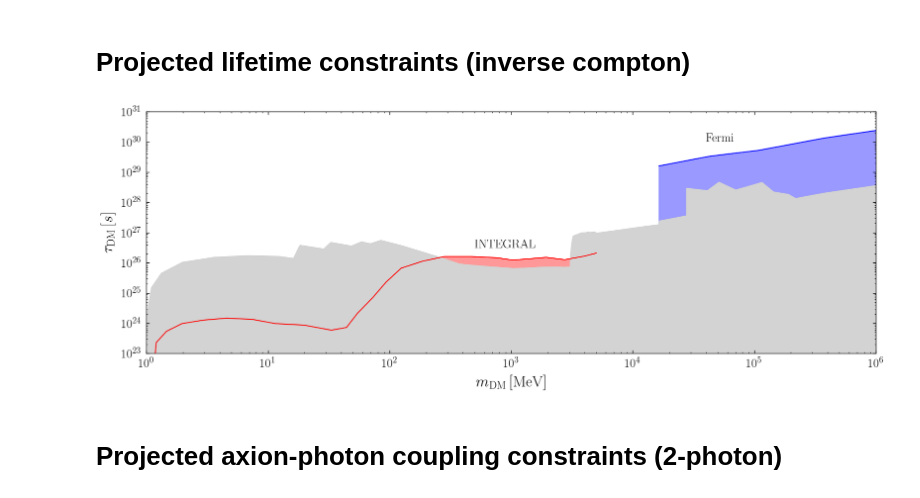
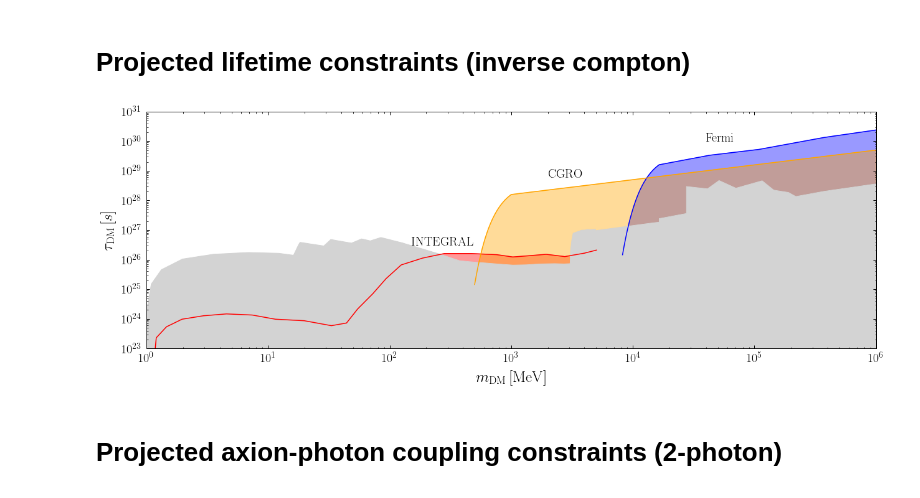
Before and after one commit to joshua-benabou/Mega_Decaying_DM_Milkyway_Analysis, a Jupyter notebook: Mega_plot.ipynb, the cells around one changed output. Cells and saved outputs as stored; diff of their text form; code cells hidden in the pictures.

Commit message:
add CGRO hack, add QCD and other labels to fig 1

```diff
--- a/Mega_plot.ipynb
+++ b/Mega_plot.ipynb
@@ -382,7 +407,7 @@ tau_s = summary_IC_limits[:,1]
 plt.fill_between(mDM_MeV, 1e-40, tau_s,color="lightgray")
 
 ##########
-# Fermi IRGB  analysi projections
+# Fermi IRGB  analysis projections
 ##########
 
 summary_IC_limits = np.loadtxt("existing_limits/IC_e+e-/Hooper_1811.05988_e+e-.csv",delimiter=",")
@@ -394,8 +419,42 @@ ang_fac = 10**1.5 # rescaling because of using all sky data, and Ben thinks we c
 
 tau_s_proj = tau_s*time_fac*ang_fac # Dan used 50 months of data
 col="blue"
-plt.plot(mDM_MeV, tau_s_proj,color=col)
-plt.fill_between(mDM_MeV, 1e-40, tau_s_proj, alpha=0.4, color=col)
+#plt.plot(mDM_MeV, tau_s_proj,color=col)
+#plt.fill_between(mDM_MeV, 1e-40, tau_s_proj, alpha=0.4, color=col)
+
+# Now fake smooth exponential fall off at low masses
+m0 = mDM_MeV.min()
+mx = np.logspace(np.log10(m0/2), np.log10(m0), 120)
+tx = tau_s_proj[mDM_MeV.argmin()] * np.exp(1 - (m0/mx)**3)  # continuous at m0
+
+m_DM_extended_Fermi_IC = np.r_[mx[:-1], mDM_MeV]
+tau_s_proj_extended_Fermi_IC  = np.r_[tx[:-1], tau_s_proj]# fake exponetial smoothing at low masses
+plt.plot(m_DM_extended_Fermi_IC, tau_s_proj_extended_Fermi_IC,color=col)#,zorder=-10000)
+plt.fill_between(m_DM_extended_Fermi_IC, 1e-40, tau_s_proj_extended_Fermi_IC,alpha=0.4, color=col)#,zorder=-10000)
+
+##########
+# CGRO analysis projections ( COMPLETE HACK !!!)
+##########
+
+#np.sqrt(100/1) # for IC, Epeak goes as  mDM^2 , and Fermi limits assumed data down to 100 MeV. If we use data down to 1 MeV, we should probe DM masses which are lower by this factor
+
+m_min_CGRO  = 10**4 / np.sqrt(100/1)
+mDM_MeV_CGRO =  np.linspace(m_min_CGRO, 1e6,100)
+tau_s_proj_CGRO = 5e28*(mDM_MeV_CGRO/1e4)**0.5
+
+m0 = mDM_MeV_CGRO.min()
+mx = np.logspace(np.log10(m0/2), np.log10(m0), 120)
+
+
+tx = tau_s_proj_CGRO[mDM_MeV_CGRO.argmin()] * np.exp(1 - (m0/mx)**3)  # continuous at m0
+
+m_DM_extended_CGRO_IC = np.r_[mx[:-1], mDM_MeV_CGRO]
+tau_s_proj_extended_CGRO_IC  = np.r_[tx[:-1], tau_s_proj_CGRO]# fake exponetial smoothing at low masses
+col = "orange"
+plt.plot(m_DM_extended_CGRO_IC, tau_s_proj_extended_CGRO_IC,color=col)#,zorder=-10000)
+plt.fill_between(m_DM_extended_CGRO_IC, 1e-40, tau_s_proj_extended_CGRO_IC,alpha=0.4, color=col)#,zorder=-10000)
+
+
 
 
 ################################################################
@@ -410,12 +469,13 @@ mDM_MeV = summary_IC_limits[:,0]
 tau_s = summary_IC_limits[:,1]
 plt.fill_between(mDM_MeV, 1e-40, tau_s,color="lightgray")
 
-
+#######################
 summary_IC_limits = np.loadtxt("existing_limits/IC_e+e-/Hooper_1811.05988_e+e-.csv",delimiter=",")
 mDM_MeV = summary_IC_limits[:,0]*1e3
 tau_s = summary_IC_limits[:,1]
 plt.fill_between(mDM_MeV, 1e-40, tau_s,color="lightgray")
 
+#########################
 summary_IC_limits = np.loadtxt("existing_limits/AMS_e+e-_IC.csv",delimiter=",")
 mDM_MeV = summary_IC_limits[:,0]*1e3
 tau_s = summary_IC_limits[:,1]
@@ -428,37 +488,38 @@ plt.fill_between(mDM_MeV, 1e-40, tau_s,color="lightgray")
 # tau_s = summary_IC_limits[:,1]
 # plt.fill_between(mDM_MeV, 1e-40, tau_s,color="blue")
 
 summary_IC_limits = np.loadtxt("existing_limits/AMS-02_e+e-_IC_1612.07698.csv",delimiter=",")
 mDM_MeV = summary_IC_limits[:,0]*1e3
 tau_s = summary_IC_limits[:,1]
 plt.fill_between(mDM_MeV, 1e-40, tau_s,color="lightgray")
 
 
 
 #####################
 # LABELS
 
 
 fs=20
-plt.text(5e2,3e26,'INTEGRAL',fontsize=fs)
-# plt.text(1.5e4,2e29,'NuSTAR',fontsize=fs)
-# #plt.text(4e3,2e29,'XMM',fontsize=15,rotation=0)
+plt.text(1.5e2,3e26,'INTEGRAL',fontsize=fs)
+plt.text(2e3,6e28,'CGRO',fontsize=fs)
+
 plt.text(4e4,1e30,'Fermi',fontsize=fs)
 # plt.text(1e3,1e30,'eROSITA',fontsize=fs,rotation=70)
 
 ################################################################
 plt.xlim([1,1e6])
 plt.ylim([1e23,1e31])
+
 
 ################################################################
 #plt.legend()
 plt.xscale("log")
 plt.yscale("log")
 plt.ylabel(r"$\tau_\mathrm{DM} \, [s]$")
 plt.xlabel(r"$m_\mathrm{DM}\, [\mathrm{MeV}]$")
 plt.savefig("plots/mega_plot_projected_constraint_tau_IC.pdf",bbox_inches="tight")
 # %% [output]
-[figure, old version]
+[figure, new version]
 # %% [markdown]
 # Projected axion-photon coupling constraints (2-photon)
 # %%
```
Also changed, not shown: parts of 3 cells of this notebook, 2 other files.
